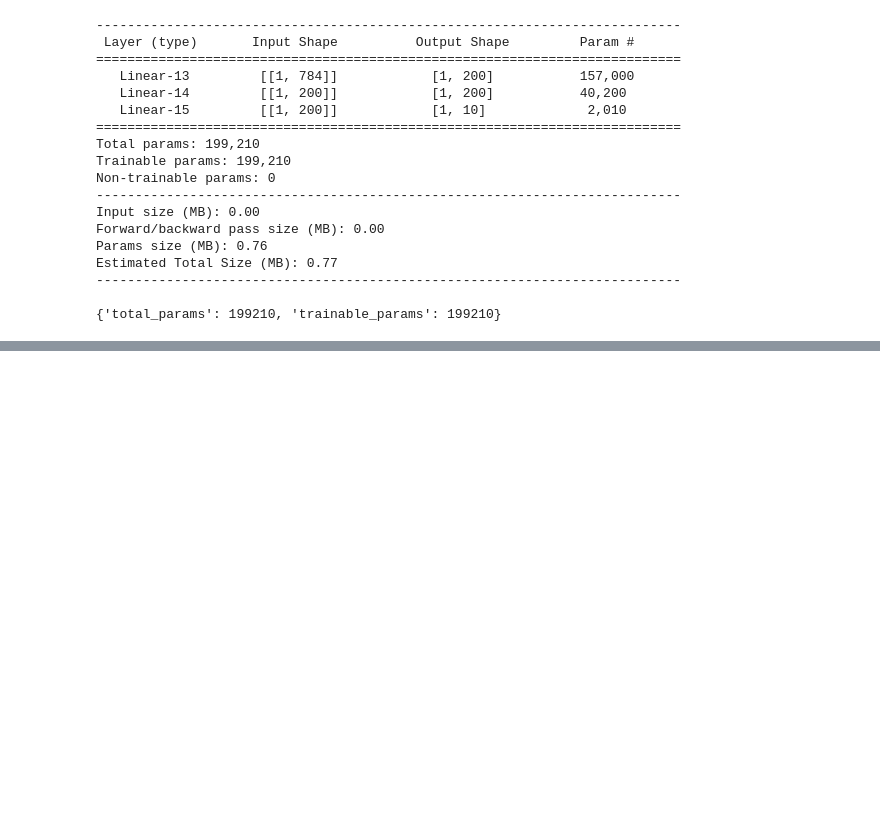
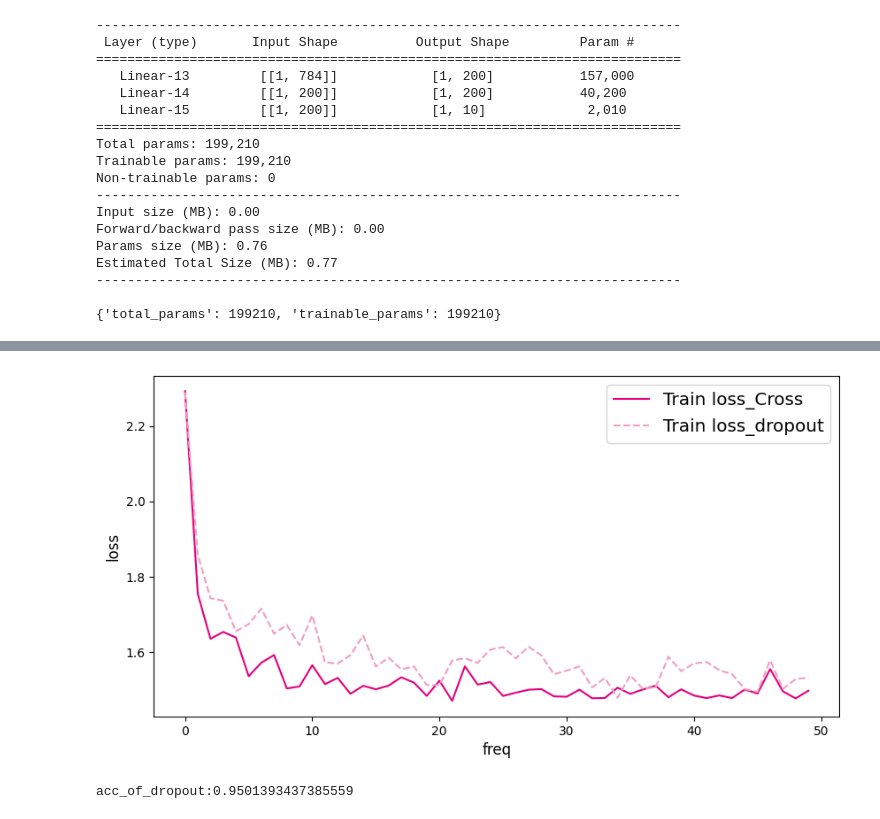
Before and after one commit to 550-ml/BaiduAI3, a Jupyter notebook: 2手写数字识别/手写数字识别2/paddle附加题.ipynb, the cells around one changed output, grey strips where cells are left out. Drawn from its saved outputs; the diff is of its cells as text; code cells hidden in the pictures; blank space fills up the shorter version.

```diff
--- a/2手写数字识别/手写数字识别2/paddle附加题.ipynb
+++ b/2手写数字识别/手写数字识别2/paddle附加题.ipynb
@@ -159,0 +409,9 @@ print(acc_of_Cross)
+# %%
+plot_two_losses(losses_cross,losses_dropout)
+# %% [output]
+[figure, added]
+# %%
+acc_of_dropout = evaluation(model_dropout, test_loader)
+print(f'acc_of_dropout:{acc_of_dropout}')
+# %% [output]
+acc_of_dropout:0.9501393437385559
```
Also changed, not shown: parts of 17 cells of this notebook, 3 other files.
